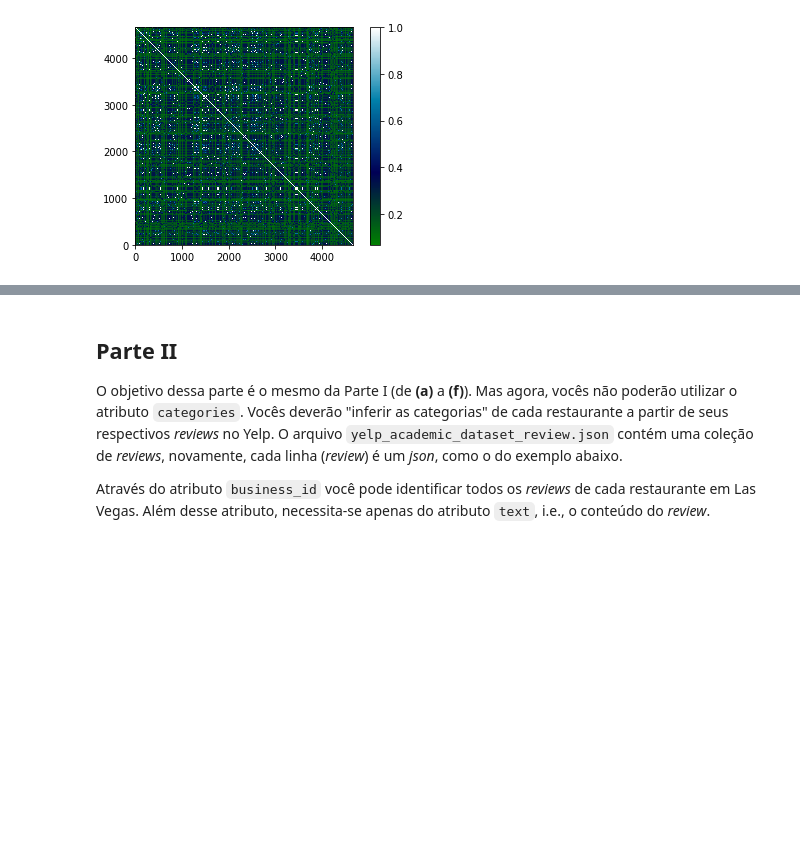
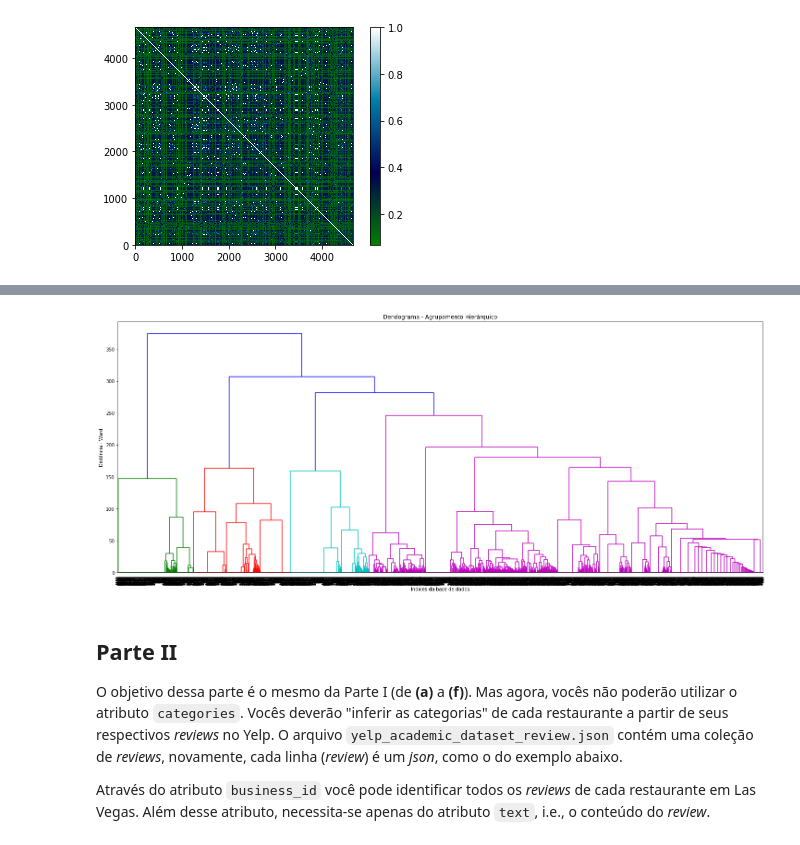
Before and after one commit to Necropsy/Data-Mining-Yelp-Challenge, a Jupyter notebook: t1.ipynb, the cells around one changed output, grey strips where cells are left out. Saved outputs shown, nothing was run; the diff lists cells and outputs as text; code cells hidden in the pictures; blank space fills up the shorter version.

```diff
--- a/t1.ipynb
+++ b/t1.ipynb
@@ -117,3 +146,21 @@ Name: attributes, dtype: object
+# %%
+from scipy.cluster.hierarchy import dendrogram, linkage
+
+Z = linkage(matriz_de_similaridade, 'ward')
+
+# calculate full dendrogram
+plt.figure(figsize=(25, 10))
+plt.title('Dendograma - Agrupamento Hierárquico')
+plt.xlabel('Indices da base de dados')
+plt.ylabel('Distância - Ward')
+dendrogram(
+    Z,
+    leaf_rotation=90.,  # rotates the x axis labels
+    leaf_font_size=8.,  # font size for the x axis labels
+)
+plt.show()
+# %% [output]
+[figure, added]
 # %% [markdown]
 ## Parte II
 
```
Also changed, not shown: parts of 5 cells of this notebook, 2 other files.
